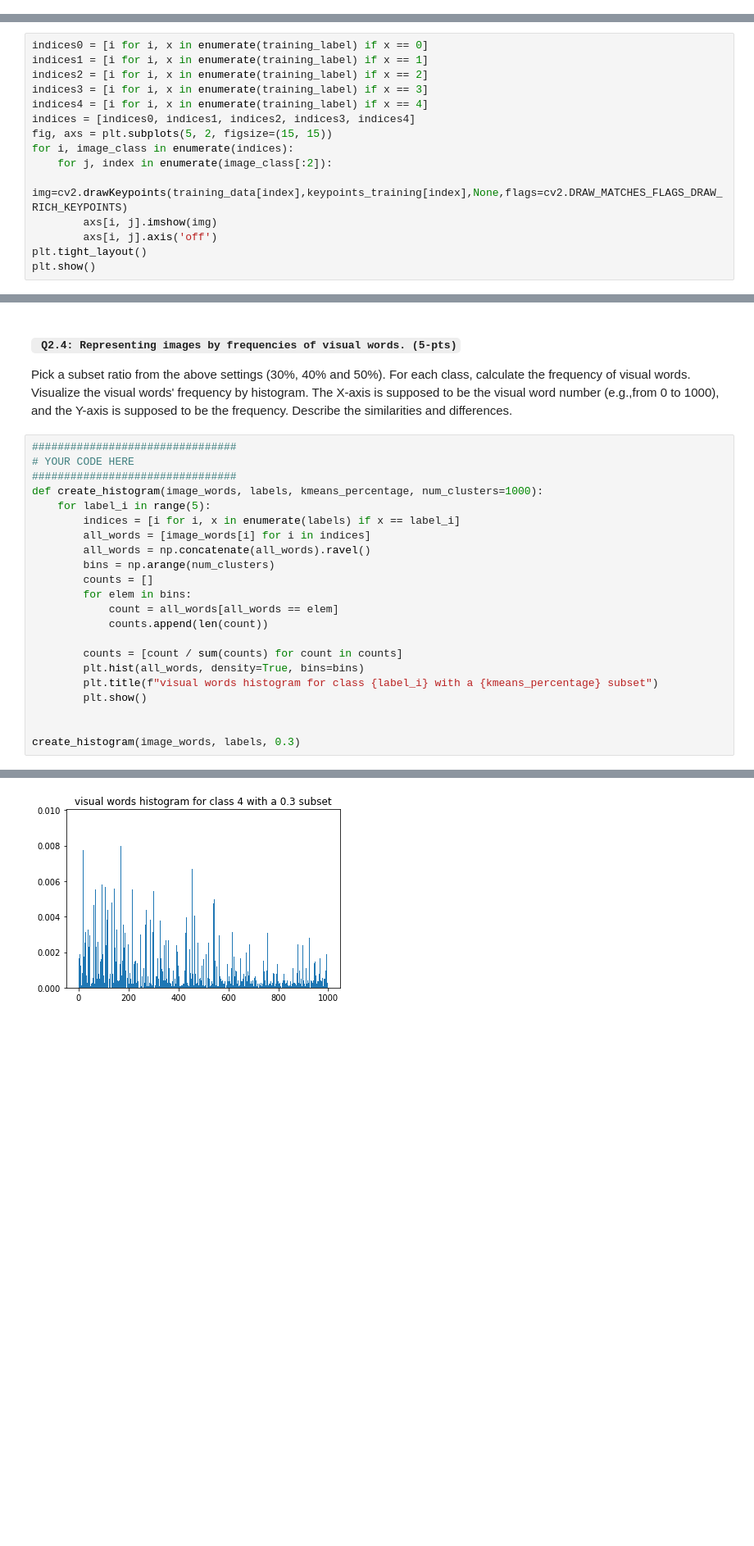
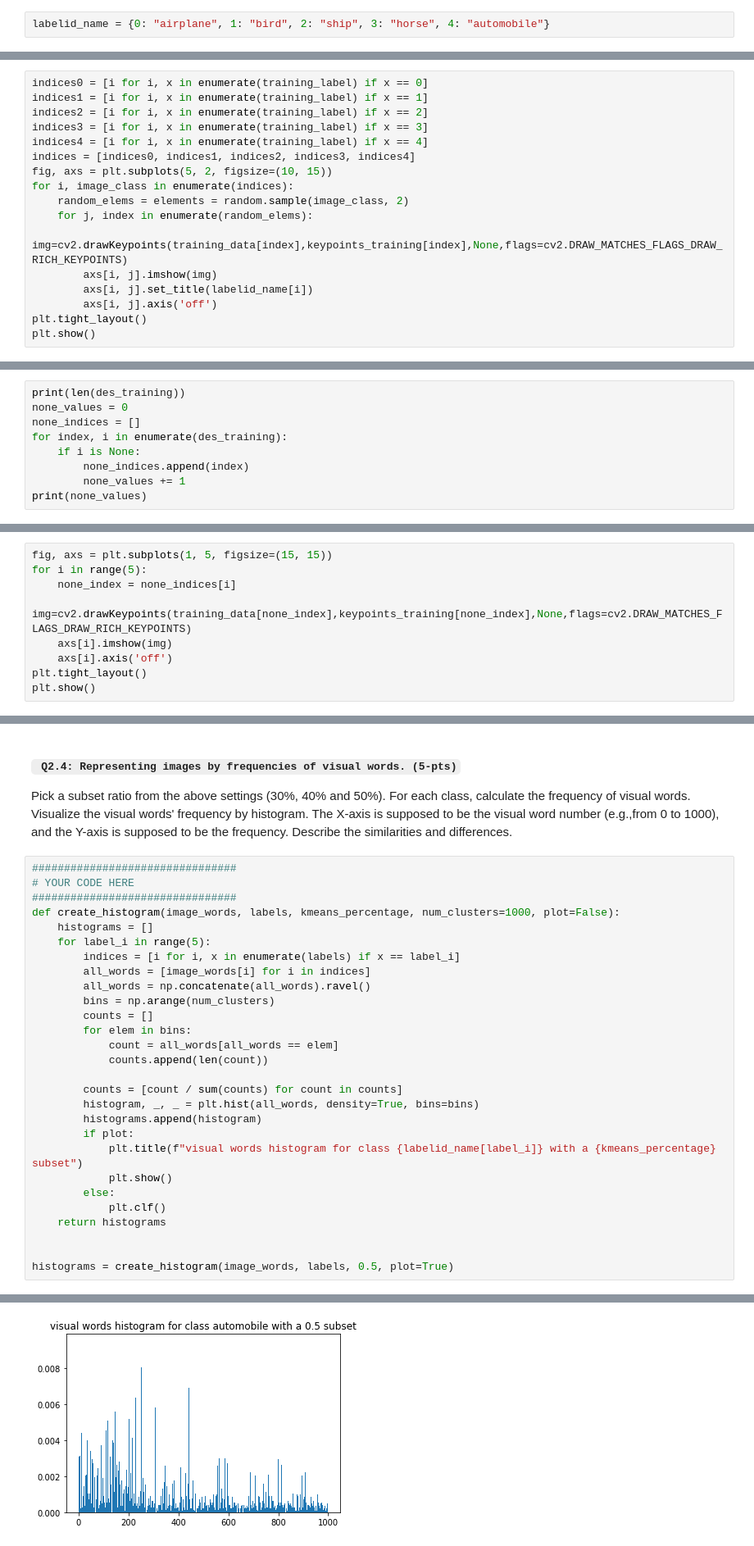
Before and after one commit to karim-abdel/ComputerVision_1, a Jupyter notebook: Final Lab/CV1 Final Lab Pt1.ipynb, the cells around one changed output, grey strips where cells are left out. Shown at 82% size. Cells and saved outputs as stored; diff of their text form; blank space fills up the shorter version.

```diff
--- a/Final Lab/CV1 Final Lab Pt1.ipynb
+++ b/Final Lab/CV1 Final Lab Pt1.ipynb
@@ -102,3 +106,5 @@ Files already downloaded and verified
+# %%
+labelid_name = {0: "airplane", 1: "bird", 2: "ship", 3: "horse", 4: "automobile"}
 # %% [markdown]
 ## **1.1 Training Phase**
 
@@ -156,11 +162,13 @@ indices2 = [i for i, x in enumerate(training_label) if x == 2]
 indices3 = [i for i, x in enumerate(training_label) if x == 3]
 indices4 = [i for i, x in enumerate(training_label) if x == 4]
 indices = [indices0, indices1, indices2, indices3, indices4]
-fig, axs = plt.subplots(5, 2, figsize=(15, 15))
+fig, axs = plt.subplots(5, 2, figsize=(10, 15))
 for i, image_class in enumerate(indices):
-    for j, index in enumerate(image_class[:2]):
+    random_elems = elements = random.sample(image_class, 2)
+    for j, index in enumerate(random_elems):
         img=cv2.drawKeypoints(training_data[index],keypoints_training[index],None,flags=cv2.DRAW_MATCHES_FLAGS_DRAW_RICH_KEYPOINTS)
         axs[i, j].imshow(img)
+        axs[i, j].set_title(labelid_name[i])
         axs[i, j].axis('off')
 plt.tight_layout()
 plt.show()
@@ -168,0 +177,9 @@ plt.show()
+# %%
+print(len(des_training))
+none_values = 0
+none_indices = []
+for index, i in enumerate(des_training):
+    if i is None:
+        none_indices.append(index)
+        none_values += 1
+print(none_values)
@@ -168,0 +189,9 @@ plt.show()
+# %%
+fig, axs = plt.subplots(1, 5, figsize=(15, 15))
+for i in range(5):
+    none_index = none_indices[i]
+    img=cv2.drawKeypoints(training_data[none_index],keypoints_training[none_index],None,flags=cv2.DRAW_MATCHES_FLAGS_DRAW_RICH_KEYPOINTS)
+    axs[i].imshow(img)
+    axs[i].axis('off')
+plt.tight_layout()
+plt.show()
@@ -262,7 +289,8 @@ Pick a subset ratio from the above settings (30%, 40% and 50%). For each class,
 ################################
 # YOUR CODE HERE
 ################################
-def create_histogram(image_words, labels, kmeans_percentage, num_clusters=1000):
+def create_histogram(image_words, labels, kmeans_percentage, num_clusters=1000, plot=False):
+    histograms = []
     for label_i in range(5):
         indices = [i for i, x in enumerate(labels) if x == label_i]
         all_words = [image_words[i] for i in indices]
@@ -274,10 +302,15 @@ def create_histogram(image_words, labels, kmeans_percentage, num_clusters=1000):
             counts.append(len(count))
 
         counts = [count / sum(counts) for count in counts]
-        plt.hist(all_words, density=True, bins=bins)
-        plt.title(f"visual words histogram for class {label_i} with a {kmeans_percentage} subset")
-        plt.show()
+        histogram, _, _ = plt.hist(all_words, density=True, bins=bins)
+        histograms.append(histogram)
+        if plot:
+            plt.title(f"visual words histogram for class {labelid_name[label_i]} with a {kmeans_percentage} subset")
+            plt.show()
+        else:
+            plt.clf()
+    return histograms
 
 
-create_histogram(image_words, labels, 0.3)
+histograms = create_histogram(image_words, labels, 0.5, plot=True)
 # %% [output]
@@ -288 +321 @@ create_histogram(image_words, labels, 0.3)
-[figure, old version]
+[figure, new version]
```
Also changed, not shown: parts of 8 cells of this notebook.
